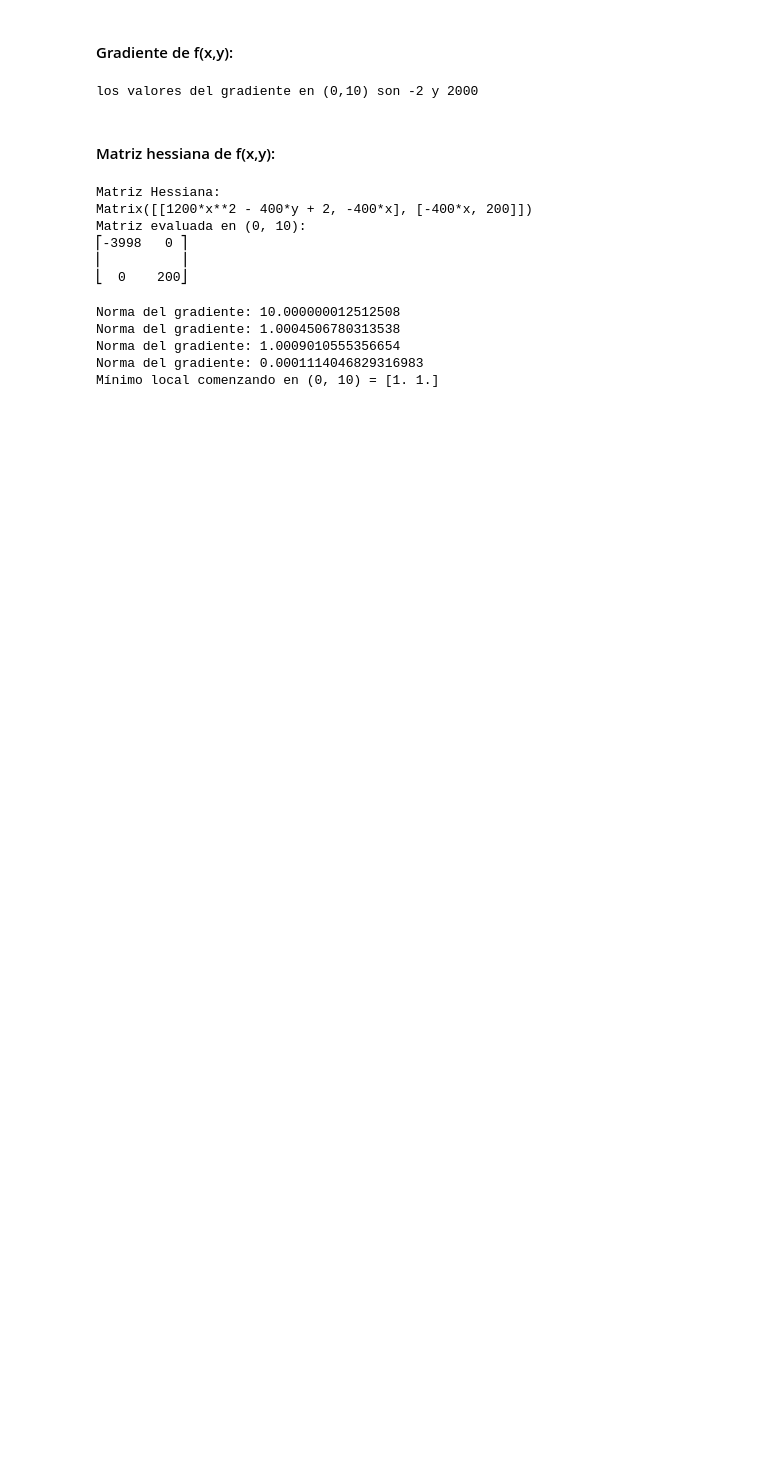
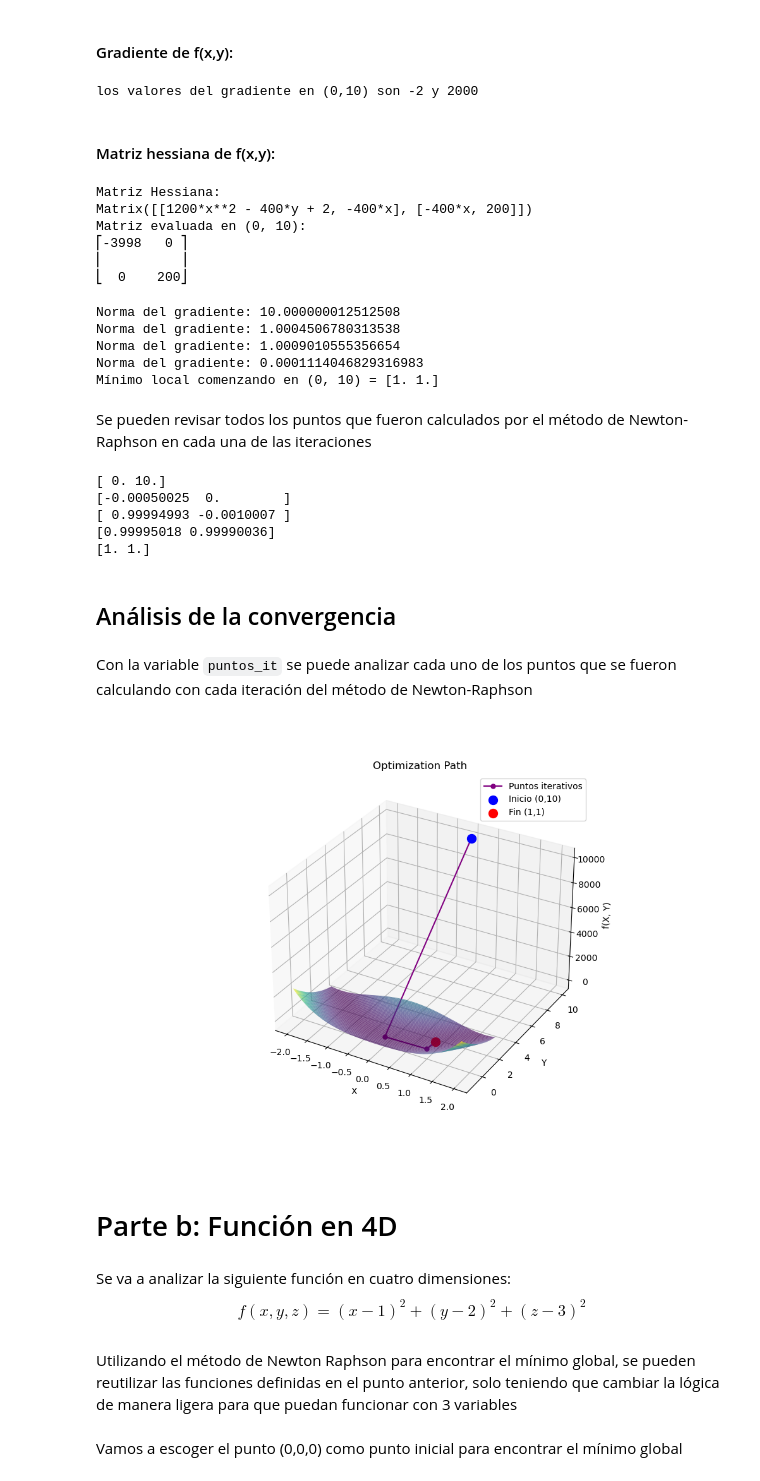
Before and after one commit to Mateo-Lopez83/labs_Mos_MateoLopez_IgnacioChaparro, a Jupyter notebook: lab3/Problema3.ipynb, the cells around one changed output. Cells and saved outputs as stored; diff of their text form; code cells hidden in the pictures; blank space fills up the shorter version.

Commit message:
punto 3 aun le falta

```diff
--- a/lab3/Problema3.ipynb
+++ b/lab3/Problema3.ipynb
@@ -101,7 +101,7 @@ Matriz evaluada en (0, 10):
 def Multi_2D_Newton(func, tolerance, x_inicial,y_inicial, x, y):
     grad_x_func, grad_y_func = vector_grad(func, x, y)
 
-    # Compute Hessian matrix
+    # Matriz Hessiana
     Hessiana, H_punto = calc_hessiana(func, x, y)
     hess_xx_func = sp.lambdify((x, y), Hessiana[0, 0], 'numpy')
     hess_xy_func = sp.lambdify((x, y), Hessiana[0, 1], 'numpy')
@@ -111,6 +111,7 @@ def Multi_2D_Newton(func, tolerance, x_inicial,y_inicial, x, y):
     n = 0
     actual_tol = 999
     x_k = np.array([x_inicial,y_inicial], dtype=float)
+    puntos_iterativos = [x_k]
     max_iter = 1000
 
     while actual_tol > tolerance and n < max_iter:
@@ -122,7 +123,7 @@ def Multi_2D_Newton(func, tolerance, x_inicial,y_inicial, x, y):
 
         #Esto sirve somehow
         x_kplus1 = x_k - np.linalg.solve(hess, grad)
-
+        puntos_iterativos.append(x_kplus1)
         actual_tol = np.linalg.norm(x_kplus1 - x_k)
         print(f"Norma del gradiente: {actual_tol}")
         n += 1
@@ -139,13 +140,70 @@ def Multi_2D_Newton(func, tolerance, x_inicial,y_inicial, x, y):
         optimo = "saddle"
         print(f"Punto de silla en (x, y) = {x_kplus1}")
 
-    return optimo, x_kplus1, actual_tol
+    return optimo, x_kplus1, actual_tol, puntos_iterativos
 
 valor_tol = 0.001
-optimo, punto_resp, actual_tol = Multi_2D_Newton(func, valor_tol, 0,10, x,y)
+optimo, punto_resp, actual_tol, puntos_it = Multi_2D_Newton(func, valor_tol, 0,10, x,y)
 # %% [output]
 Norma del gradiente: 10.000000012512508
 Norma del gradiente: 1.0004506780313538
 Norma del gradiente: 1.0009010555356654
 Norma del gradiente: 0.0001114046829316983
 Mínimo local comenzando en (0, 10) = [1. 1.]
+# %% [markdown]
+Se pueden revisar todos los puntos que fueron calculados por el método de Newton-Raphson en cada una de las iteraciones
+# %%
+for punto in puntos_it:
+    print(punto)
+# %% [output]
+[ 0. 10.]
+[-0.00050025  0.        ]
+[ 0.99994993 -0.0010007 ]
+[0.99995018 0.99990036]
+[1. 1.]
+# %% [markdown]
+## Análisis de la convergencia
+# %% [markdown]
+Con la variable `puntos_it` se puede analizar cada uno de los puntos que se fueron calculando con cada iteración del método de Newton-Raphson
+# %%
+#Se convierte en una lambda function para poder usar numpy
+func_lambda = sp.lambdify((x, y), func, 'numpy')
+
+# Definir parametros para el grafico
+X = np.linspace(-2, 2, 100)
+Y = np.linspace(-1, 3, 100)
+X, Y = np.meshgrid(X, Y)
+Z = func_lambda(X, Y)
+
+
+puntos_it = np.array(puntos_it)
+X_traj, Y_traj = puntos_it[:, 0], puntos_it[:, 1]
+Z_traj = func_lambda(X_traj, Y_traj)
+
+
+fig = plt.figure(figsize=(10, 7))
+ax = fig.add_subplot(111, projection='3d')
+ax.plot_surface(X, Y, Z, cmap='viridis', alpha=0.7)
+ax.plot(X_traj, Y_traj, Z_traj, marker='o', color='purple', markersize=5, label="Puntos iterativos")
+
+#Puntos de inicio y fin
+ax.scatter(X_traj[0], Y_traj[0], Z_traj[0], color='blue', s=100, label="Inicio (0,10)")
+ax.scatter(X_traj[-1], Y_traj[-1], Z_traj[-1], color='red', s=100, label="Fin (1,1)")
+ax.set_xlabel('X')
+ax.set_ylabel('Y')
+ax.set_zlabel('f(X, Y)')
+ax.set_title('Optimization Path')
+
+ax.legend()
+plt.show()
+# %% [output]
+[figure, added]
+# %% [markdown]
+# Parte b: Función en 4D
+# %% [markdown]
+Se va a analizar la siguiente función en cuatro dimensiones:
+$$
+f(x,y,z) = (x-1)^2 + (y-2)^2 + (z-3)^2
+$$
+# %% [markdown]
+Utilizando el método de Newton Raphson para encontrar el mínimo global, se pueden reutilizar las funciones definidas en el punto anterior, solo teniendo que cambiar la lógica de manera ligera para que puedan funcionar con 3 variables
@@ -151,0 +213,2 @@ Mínimo local comenzando en (0, 10) = [1. 1.]
+# %% [markdown]
+Vamos a escoger el punto (0,0,0) como punto inicial para encontrar el mínimo global
```
Also changed, not shown: parts of 7 cells of this notebook.
